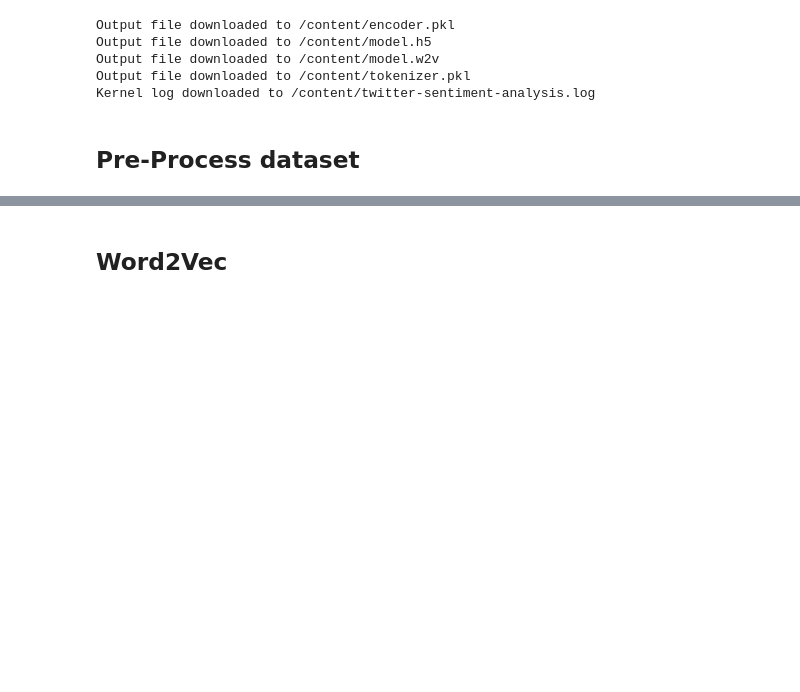
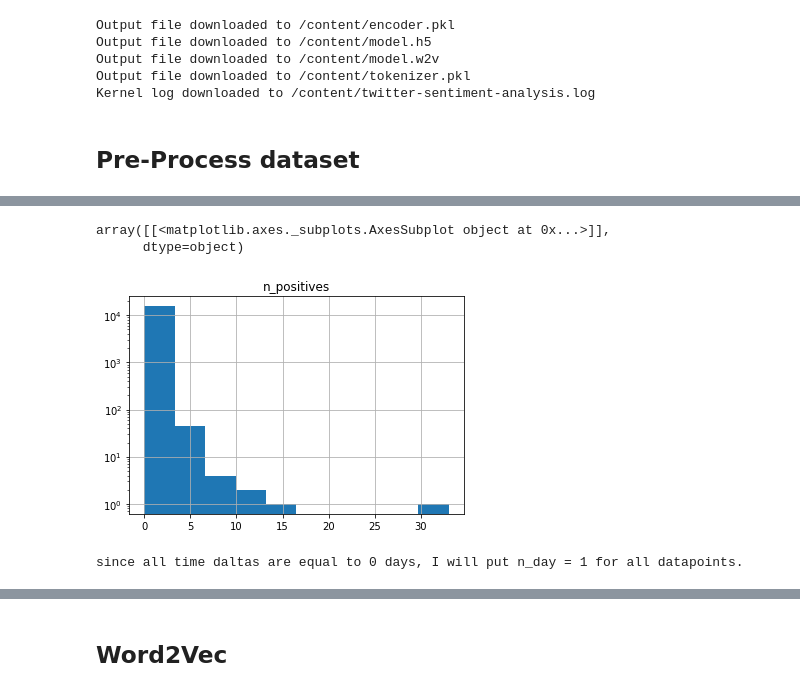
Before and after one commit to FatemeFarhang/data-science, a Jupyter notebook: Task_03.ipynb, the cells around one changed output, grey strips where cells are left out. Cells and saved outputs as stored; diff of their text form; code cells hidden in the pictures; blank space fills up the shorter version.

```diff
--- a/Task_03.ipynb
+++ b/Task_03.ipynb
@@ -183,0 +234,28 @@ Wall time: 102 ms
+# %%
+def decode_sentiment(score, include_neutral=True):
+    if include_neutral:
+        label = 'NEUTRAL'
+        if score <= 0.4:
+            label = 'NEGATIVE'
+        elif score >= 0.6:
+            label = 'POSITIVE'
+
+        return label
+    else:
+        return 'NEGATIVE' if score < 0.5 else 'POSITIVE'
+# %%
+def predict(text, include_neutral=True):
+    start_at = time.time()
+    # Tokenize text
+    x_test = pad_sequences(tokenizer.texts_to_sequences([text]), maxlen=300)
+    # Predict
+    score = model.predict([x_test])[0]
+    # Decode sentiment
+    label = decode_sentiment(score, include_neutral=include_neutral)
+
+    return {"label": label, "score": float(score),
+       "elapsed_time": time.time()-start_at}
+# %%
+%%time
+for i,r in df.iterrows():
+    df.at[i, 'semantic'] = predict(df.at[i, 'tweet'])['label']
@@ -183,0 +276,12 @@ Wall time: 102 ms
+# %%
+# no. of positive posts of each user
+df_user = pd.DataFrame(users, columns=['id'])
+for u in users:
+    df_user.loc[df_user['id']== u,'n_posts'] = len(df[df['user_id']== u])
+df_user['n_positives'] = [len(df.loc[(df['user_id']== i) & (df['semantic'] == 'POSITIVE')]) for i in users]
+# %%
+df_user.hist(['n_positives'],log=True)
+# %% [output]
+array([[<matplotlib.axes._subplots.AxesSubplot object at 0x...>]],
+      dtype=object)
+[figure, added]
@@ -183,0 +298,12 @@ Wall time: 102 ms
+# %%
+n_positive = df_user['n_positives'].values
+n_post = df_user['n_posts'].values
+df_user['rank'] = [rank_user( n_positive[u] , n_post[u] ) for u in range(len(users))]
+
+n_day = [abs(df.loc[df['user_id'] == u, 'created_at'].diff()).sum().days for u in users]
+print(f'since all time daltas are equal to {np.sum(n_day)} days, I will put n_day = 1 for all datapoints.')
+
+rank = df_user['rank'].values
+df_user['ppoint'] = [ppoint(n_positive[u], rank[u], n_post[u]) for u in range(len(users))]
+# %% [output]
+since all time daltas are equal to 0 days, I will put n_day = 1 for all datapoints.
```
Also changed, not shown: parts of 22 cells of this notebook.
